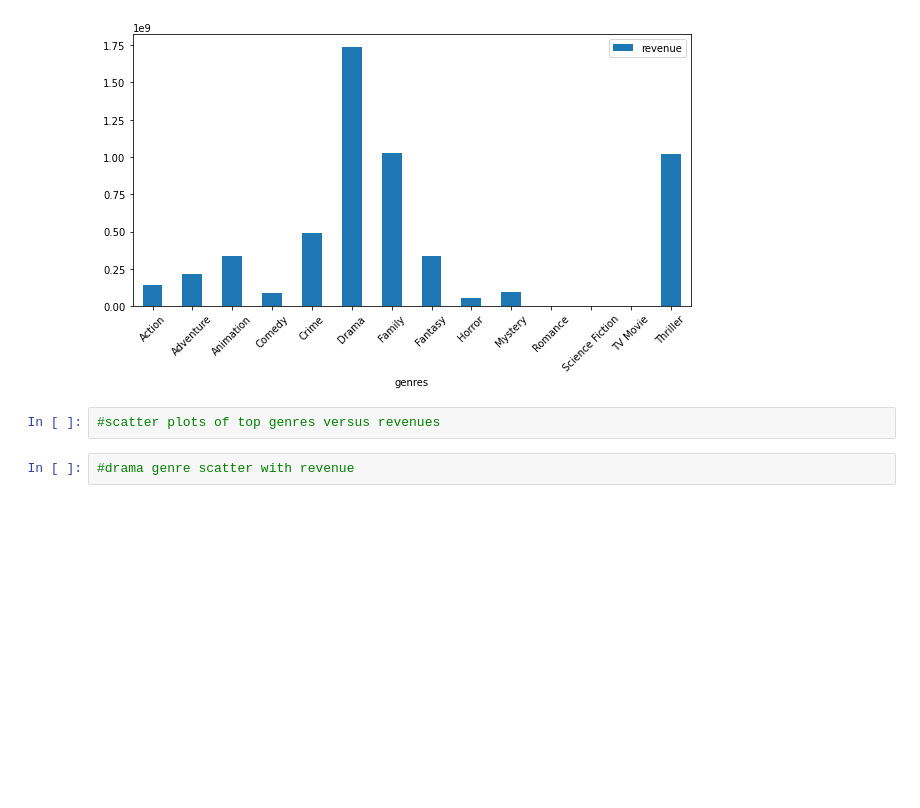
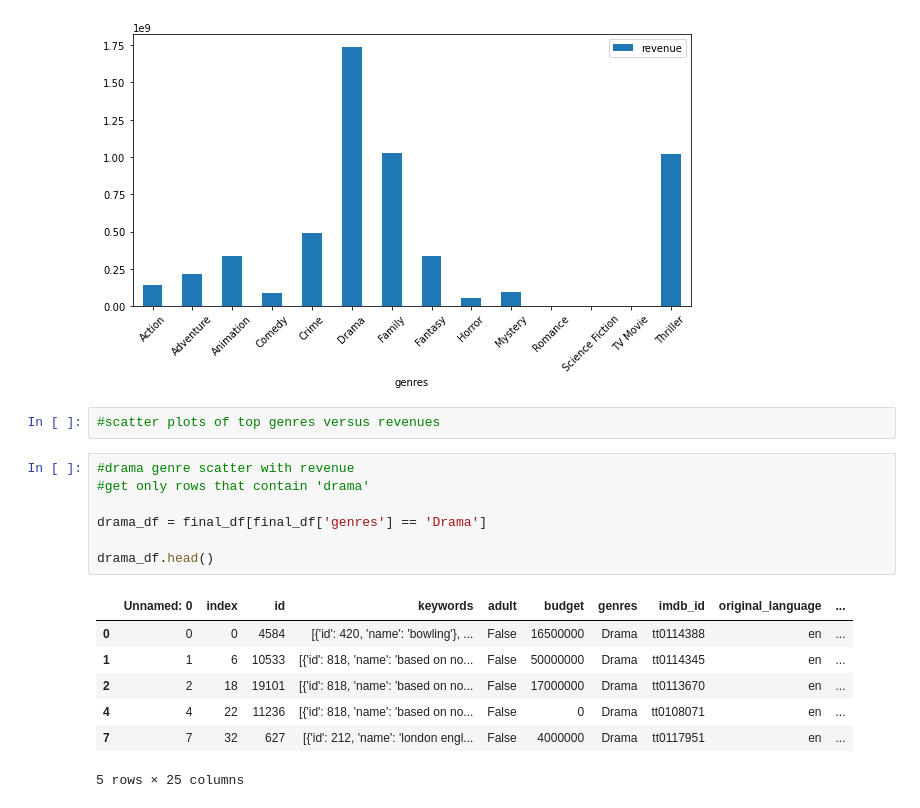
Before and after one commit to laurenemilyto/film_adapatation_success, a Jupyter notebook: ashley_notebook.ipynb, the cells around one changed output. Saved outputs shown, nothing was run; the diff lists cells and outputs as text; blank space fills up the shorter version.

```diff
--- a/ashley_notebook.ipynb
+++ b/ashley_notebook.ipynb
@@ -97,3 +97,16 @@ new_grouped.plot('genres', 'revenue', kind='bar', figsize=(10,5), rot=45)
 #scatter plots of top genres versus revenues
 # %%
 #drama genre scatter with revenue
+#get only rows that contain 'drama'
+
+drama_df = final_df[final_df['genres'] == 'Drama']
+
+drama_df.head()
+# %% [output]
+|  | Unnamed: 0 | index | id | keywords | adult | budget | genres | imdb_id | original_language | ... |
+| 0 | 0 | 0 | 4584 | [{'id': 420, 'name': 'bowling'}, ... | False | 16500000 | Drama | tt0114388 | en | ... |
+| 1 | 1 | 6 | 10533 | [{'id': 818, 'name': 'based on no... | False | 50000000 | Drama | tt0114345 | en | ... |
+| 2 | 2 | 18 | 19101 | [{'id': 818, 'name': 'based on no... | False | 17000000 | Drama | tt0113670 | en | ... |
+| 4 | 4 | 22 | 11236 | [{'id': 818, 'name': 'based on no... | False | 0 | Drama | tt0108071 | en | ... |
+| 7 | 7 | 32 | 627 | [{'id': 212, 'name': 'london engl... | False | 4000000 | Drama | tt0117951 | en | ... |
+5 rows × 25 columns
```
Also changed, not shown: parts of 3 cells of this notebook, 4 other files.
